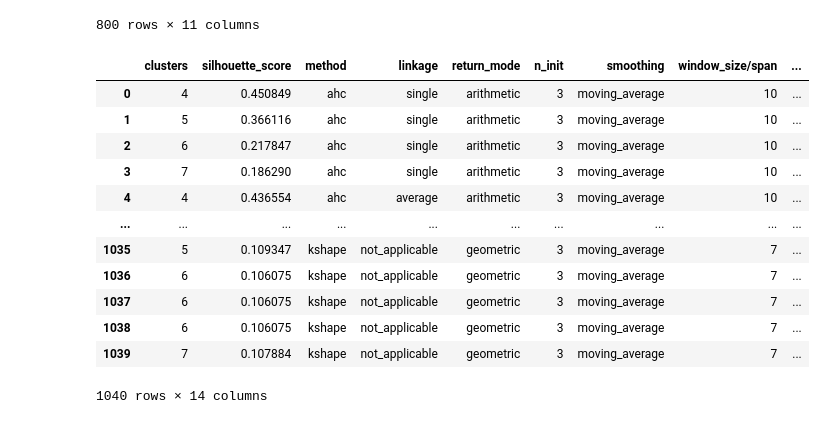
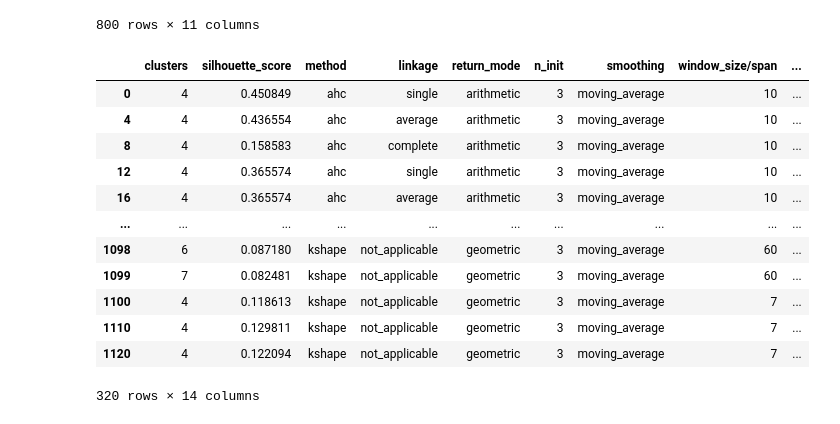
Before and after one commit to KirillKovalchuk02/thesis_clustering, a Jupyter notebook: data_process.ipynb, the cells around one changed output. Cells and saved outputs as stored; diff of their text form; code cells hidden in the pictures.

```diff
--- a/data_process.ipynb
+++ b/data_process.ipynb
@@ -181,18 +224,19 @@ df_all_results = pd.merge(silhouette_results, balance_results, how='left',
                           left_on=['clusters', 'linkage', 'window_size/span', 'df_mode', 'method', 'return_mode'],
                           right_on=['clusters', 'linkage', 'window_size', 'df_mode', 'method', 'return_mode'])
 # %%
-df_all_results.drop(columns=['filename_x', 'filename_y'])
+x = df_all_results.drop(columns=['filename_x', 'filename_y'])
+x[x['min_per_cluster'].isna()]
 # %% [output]
 |  | clusters | silhouette_score | method | linkage | return_mode | n_init | smoothing | window_size/span | ... |
 | 0 | 4 | 0.450849 | ahc | single | arithmetic | 3 | moving_average | 10 | ... |
-| 1 | 5 | 0.366116 | ahc | single | arithmetic | 3 | moving_average | 10 | ... |
-| 2 | 6 | 0.217847 | ahc | single | arithmetic | 3 | moving_average | 10 | ... |
-| 3 | 7 | 0.186290 | ahc | single | arithmetic | 3 | moving_average | 10 | ... |
 | 4 | 4 | 0.436554 | ahc | average | arithmetic | 3 | moving_average | 10 | ... |
+| 8 | 4 | 0.158583 | ahc | complete | arithmetic | 3 | moving_average | 10 | ... |
+| 12 | 4 | 0.365574 | ahc | single | arithmetic | 3 | moving_average | 10 | ... |
+| 16 | 4 | 0.365574 | ahc | average | arithmetic | 3 | moving_average | 10 | ... |
 | ... | ... | ... | ... | ... | ... | ... | ... | ... | ... |
-| 1035 | 5 | 0.109347 | kshape | not_applicable | geometric | 3 | moving_average | 7 | ... |
-| 1036 | 6 | 0.106075 | kshape | not_applicable | geometric | 3 | moving_average | 7 | ... |
-| 1037 | 6 | 0.106075 | kshape | not_applicable | geometric | 3 | moving_average | 7 | ... |
-| 1038 | 6 | 0.106075 | kshape | not_applicable | geometric | 3 | moving_average | 7 | ... |
-| 1039 | 7 | 0.107884 | kshape | not_applicable | geometric | 3 | moving_average | 7 | ... |
+| 1098 | 6 | 0.087180 | kshape | not_applicable | geometric | 3 | moving_average | 60 | ... |
+| 1099 | 7 | 0.082481 | kshape | not_applicable | geometric | 3 | moving_average | 60 | ... |
+| 1100 | 4 | 0.118613 | kshape | not_applicable | geometric | 3 | moving_average | 7 | ... |
+| 1110 | 4 | 0.129811 | kshape | not_applicable | geometric | 3 | moving_average | 7 | ... |
+| 1120 | 4 | 0.122094 | kshape | not_applicable | geometric | 3 | moving_average | 7 | ... |
-1040 rows × 14 columns
+320 rows × 14 columns
```
Also changed, not shown: parts of 5 cells of this notebook, 8 other files.
